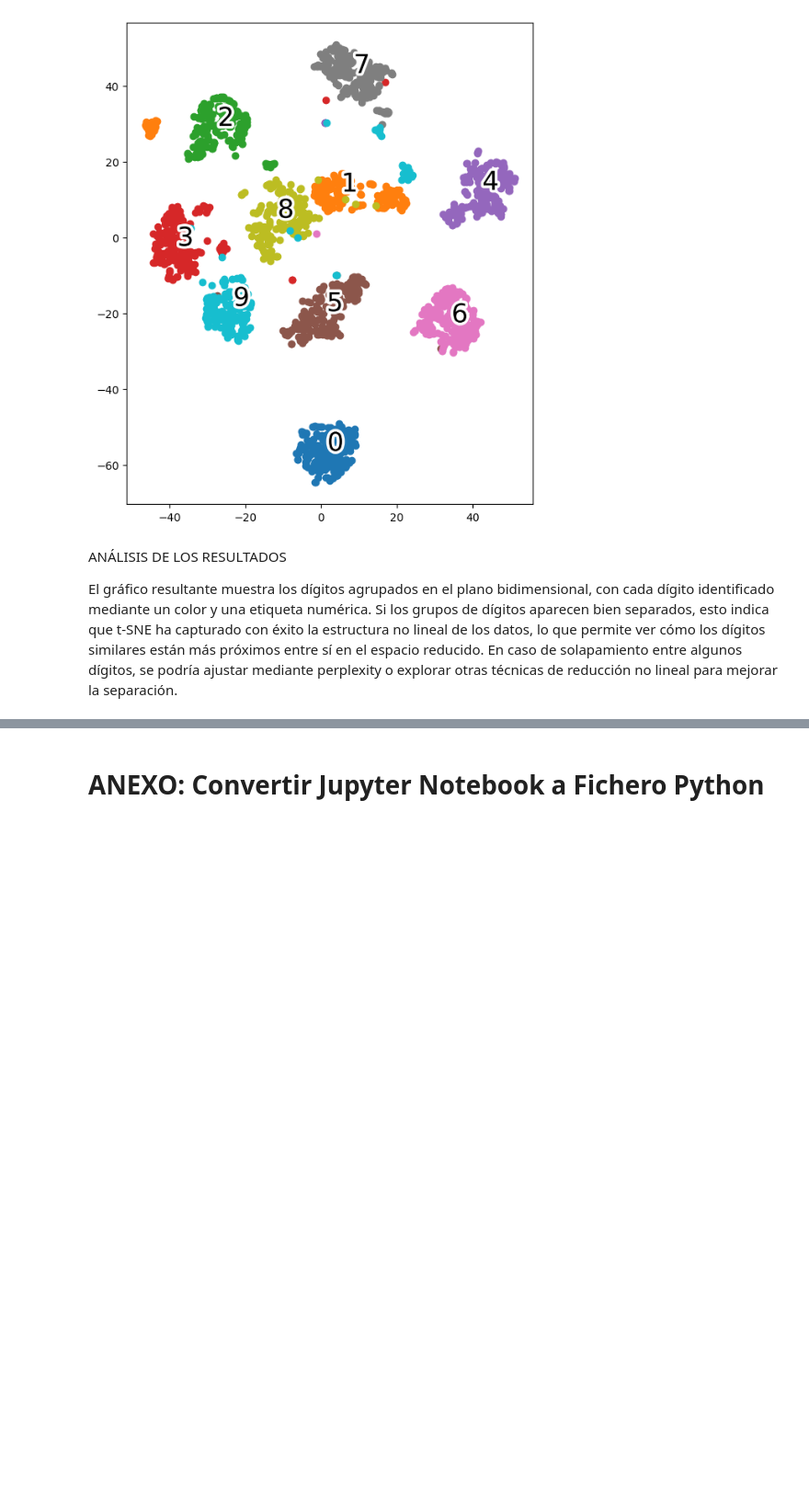
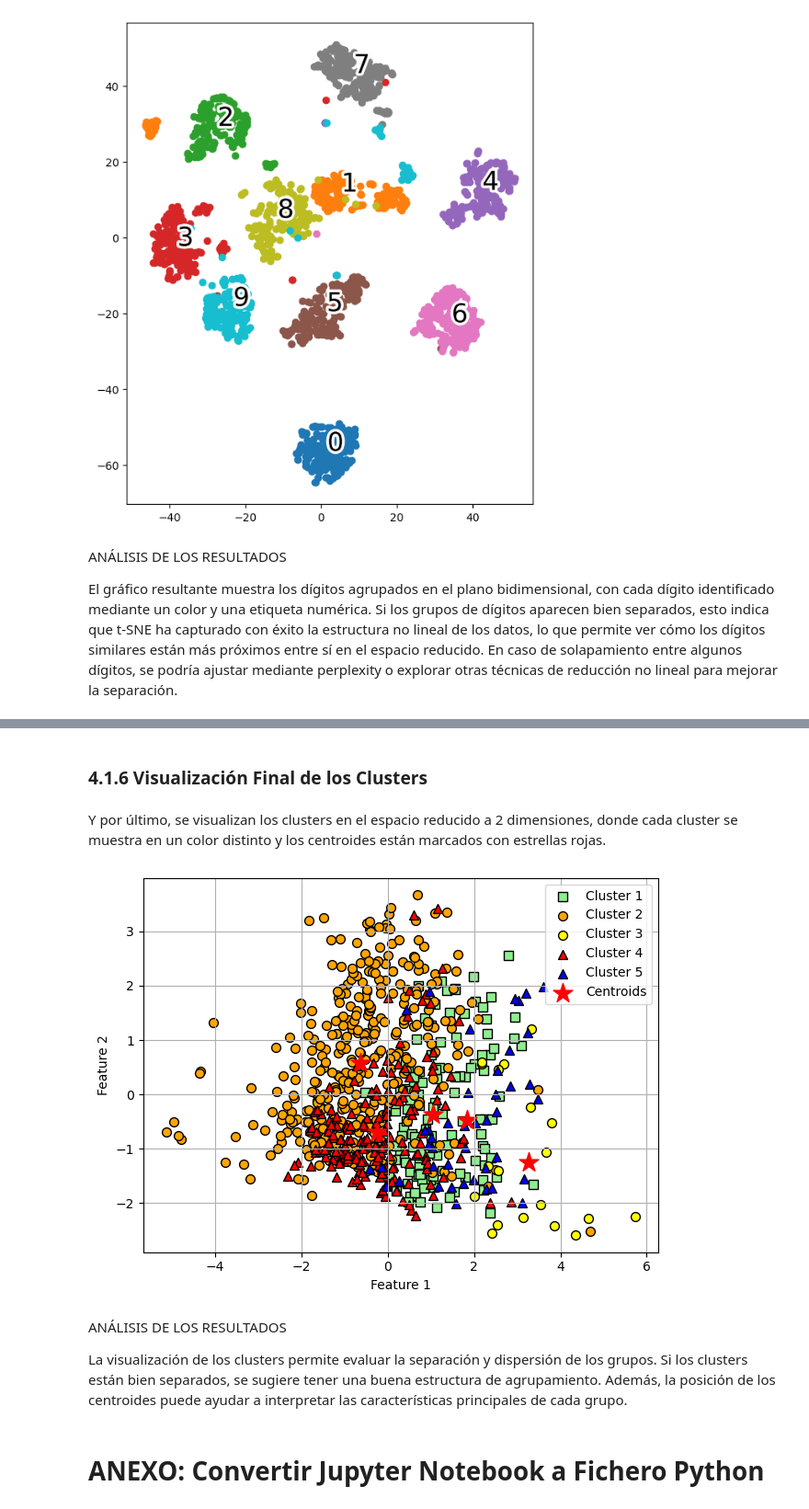
Before and after one commit to aleon2020/AA_2024-2025, a Jupyter notebook: Códigos Libro/formulario_final/formulario_final.ipynb, the cells around one changed output, grey strips where cells are left out. Shown at 92% size. Cells and saved outputs as stored; diff of their text form; code cells hidden in the pictures; blank space fills up the shorter version.

```diff
--- a/Códigos Libro/formulario_final/formulario_final.ipynb
+++ b/Códigos Libro/formulario_final/formulario_final.ipynb
@@ -855,0 +970,6 @@ El gráfico resultante muestra los dígitos agrupados en el plano bidimensional,
+# %%
+# PÁGINA 143
+sc = StandardScaler()
+X_std = sc.fit_transform(X)
+Cluster_std = sc.transform(km.cluster_centers_)
+# ----------
@@ -856,3 +982,75 @@ El gráfico resultante muestra los dígitos agrupados en el plano bidimensional,
+# %%
+# PÁGINA 150
+pca = PCA(n_components=2)
+X_pca = pca.fit_transform(X_std)
+X_clusters = pca.transform(Cluster_std)
+# ----------
+# %% [markdown]
+### 4.1.6 Visualización Final de los Clusters
+# %% [markdown]
+Y por último, se visualizan los clusters en el espacio reducido a 2 dimensiones, donde cada cluster se muestra en un color distinto y los centroides están marcados con estrellas rojas.
+# %%
+# PÁGINA 317
+km = KMeans(n_clusters=5,
+            init='k-means++',
+            n_init=10,
+            max_iter=300,
+            tol=1e-04,
+            random_state=0)
+y_km = km.fit_predict(X)
+plt.scatter(X_pca[y_km == 0, 0],
+            X_pca[y_km == 0, 1],
+            s=50, c='lightgreen',
+            edgecolor='black',
+            marker='s',
+            label='Cluster 1')
+plt.scatter(X_pca[y_km == 1, 0],
+            X_pca[y_km == 1, 1],
+            s=50,
+            c='orange',
+            edgecolor='black',
+            marker='o',
+            label='Cluster 2')
+plt.scatter(X_pca[y_km == 2, 0],
+            X_pca[y_km == 2, 1],
+            s=50,
+            c='yellow',
+            edgecolor='black',
+            marker='o',
+            label='Cluster 3')
+plt.scatter(X_pca[y_km == 3, 0],
+            X_pca[y_km == 3, 1],
+            s=50,
+            c='red',
+            edgecolor='black',
+            marker='^',
+            label='Cluster 4')
+plt.scatter(X_pca[y_km == 4, 0],
+            X_pca[y_km == 4, 1],
+            s=50,
+            c='blue',
+            edgecolor='black',
+            marker='^',
+            label='Cluster 5')
+plt.scatter(X_clusters[:, 0],
+            X_clusters[:, 1],
+            s=250,
+            marker='*',
+            c='red',
+            label='Centroids')
+plt.xlabel('Feature 1')
+plt.ylabel('Feature 2')
+plt.legend()
+plt.grid()
+plt.tight_layout()
+plt.show()
+# ----------
+# %% [output]
+[figure, added]
+# %% [markdown]
+ANÁLISIS DE LOS RESULTADOS
+
+La visualización de los clusters permite evaluar la separación y dispersión de los grupos. Si los clusters están bien separados, se sugiere tener una buena estructura de agrupamiento. Además, la posición de los centroides puede ayudar a interpretar las características principales de cada grupo.
 # %% [markdown]
 # ANEXO: Convertir Jupyter Notebook a Fichero Python
 # %% [markdown]
```
Also changed, not shown: parts of 20 cells of this notebook, 2 other files.
